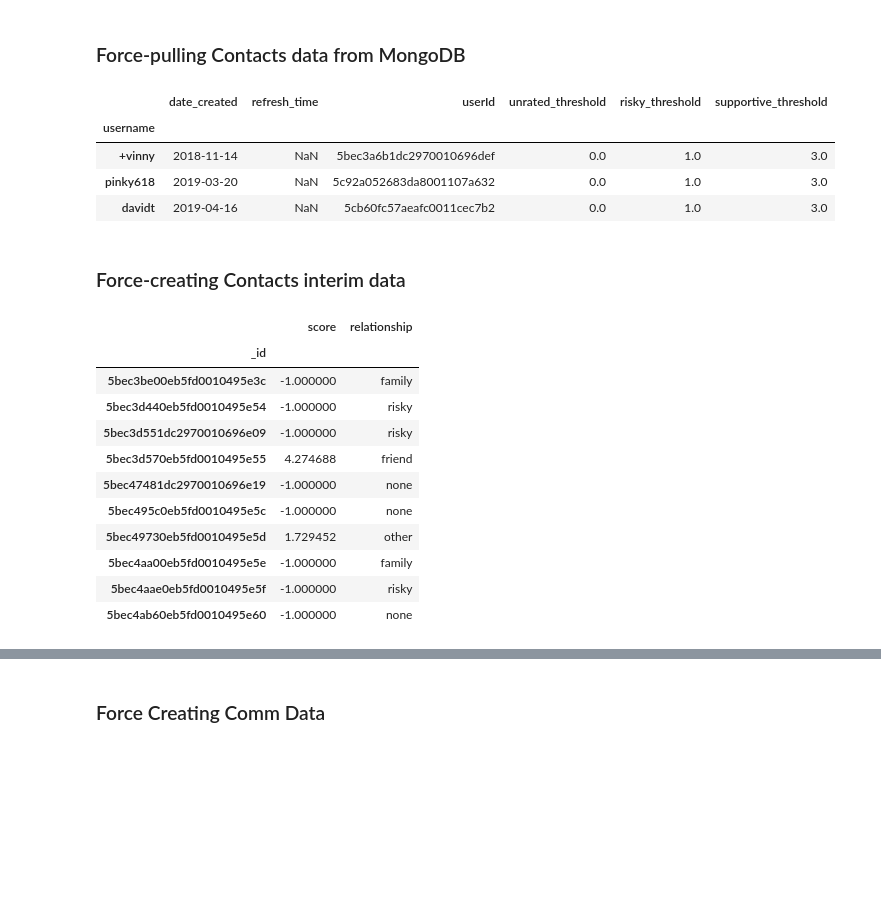
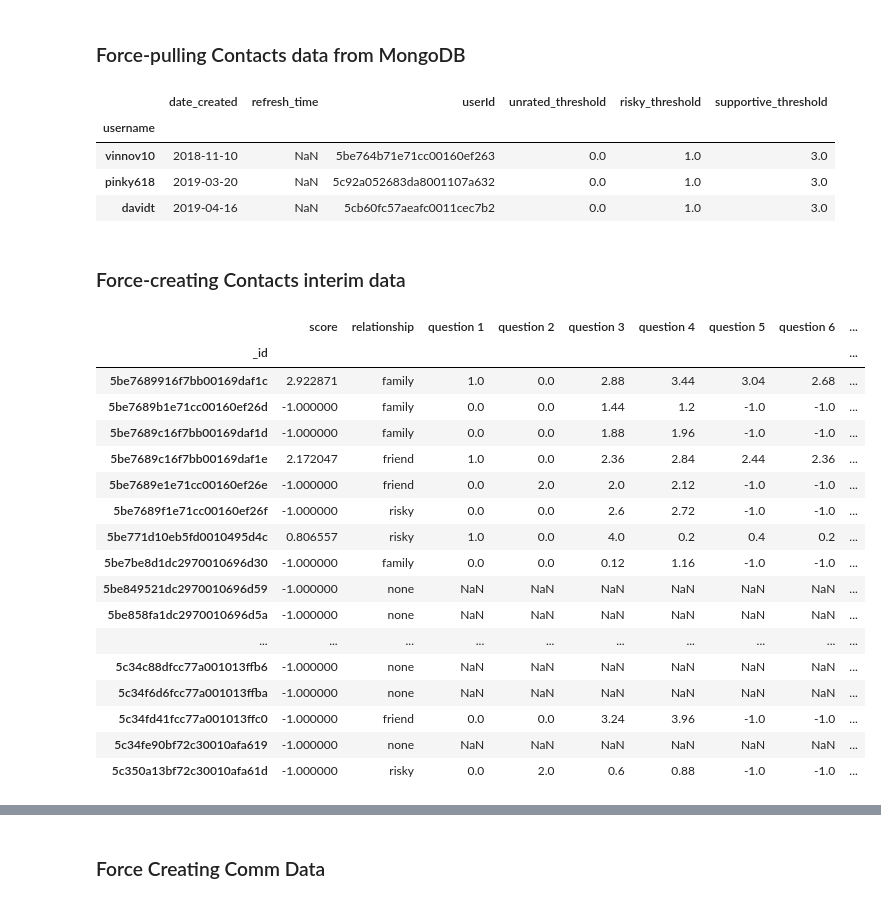
Before and after one commit to HeyCharlie2016/analysis, a Jupyter notebook: notebooks/EarlyUserStats.ipynb, the cells around one changed output, grey strips where cells are left out. Saved outputs shown, nothing was run; the diff lists cells and outputs as text; code cells hidden in the pictures; blank space fills up the shorter version.

```diff
--- a/notebooks/EarlyUserStats.ipynb
+++ b/notebooks/EarlyUserStats.ipynb
@@ -56,7 +65,8 @@ print(len(user_ids))
 ## Set Usernames of Interest
 # %%
 usernames = current_users.index
-usernames = ['pinky618','+vinny', 'davidt']
+usernames = ['pinky618','vinnov10', 'davidt']
+demo_username = 'vinnov10'
 # %% [markdown]
 ### Force-pulling Contacts data from MongoDB
 # %%
@@ -76,7 +86,7 @@ current_users_df
 # %% [output]
 |  | date_created | refresh_time | userId | unrated_threshold | risky_threshold | supportive_threshold |
 | username |  |  |  |  |  |  |
-| +vinny | 2018-11-14 | NaN | 5bec3a6b1dc2970010696def | 0.0 | 1.0 | 3.0 |
+| vinnov10 | 2018-11-10 | NaN | 5be764b71e71cc00160ef263 | 0.0 | 1.0 | 3.0 |
 | pinky618 | 2019-03-20 | NaN | 5c92a052683da8001107a632 | 0.0 | 1.0 | 3.0 |
 | davidt | 2019-04-16 | NaN | 5cb60fc57aeafc0011cec7b2 | 0.0 | 1.0 | 3.0 |
 # %% [markdown]
@@ -103,20 +113,26 @@ for username in usernames:
                                                           interim_data_path)
     contacts_dict[username] = contacts_df
 # %%
-contacts_dict['+vinny'].head(10)
+contacts_dict['vinnov10'].head(40)
 # %% [output]
-|  | score | relationship |
-| _id |  |  |
-| 5bec3be00eb5fd0010495e3c | -1.000000 | family |
-| 5bec3d440eb5fd0010495e54 | -1.000000 | risky |
-| 5bec3d551dc2970010696e09 | -1.000000 | risky |
-| 5bec3d570eb5fd0010495e55 | 4.274688 | friend |
-| 5bec47481dc2970010696e19 | -1.000000 | none |
-| 5bec495c0eb5fd0010495e5c | -1.000000 | none |
-| 5bec49730eb5fd0010495e5d | 1.729452 | other |
-| 5bec4aa00eb5fd0010495e5e | -1.000000 | family |
-| 5bec4aae0eb5fd0010495e5f | -1.000000 | risky |
-| 5bec4ab60eb5fd0010495e60 | -1.000000 | none |
+|  | score | relationship | question 1 | question 2 | question 3 | question 4 | question 5 | question 6 | ... |
+| _id |  |  |  |  |  |  |  |  | ... |
+| 5be7689916f7bb00169daf1c | 2.922871 | family | 1.0 | 0.0 | 2.88 | 3.44 | 3.04 | 2.68 | ... |
+| 5be7689b1e71cc00160ef26d | -1.000000 | family | 0.0 | 0.0 | 1.44 | 1.2 | -1.0 | -1.0 | ... |
+| 5be7689c16f7bb00169daf1d | -1.000000 | family | 0.0 | 0.0 | 1.88 | 1.96 | -1.0 | -1.0 | ... |
+| 5be7689c16f7bb00169daf1e | 2.172047 | friend | 1.0 | 0.0 | 2.36 | 2.84 | 2.44 | 2.36 | ... |
+| 5be7689e1e71cc00160ef26e | -1.000000 | friend | 0.0 | 2.0 | 2.0 | 2.12 | -1.0 | -1.0 | ... |
+| 5be7689f1e71cc00160ef26f | -1.000000 | risky | 0.0 | 0.0 | 2.6 | 2.72 | -1.0 | -1.0 | ... |
+| 5be771d10eb5fd0010495d4c | 0.806557 | risky | 1.0 | 0.0 | 4.0 | 0.2 | 0.4 | 0.2 | ... |
+| 5be7be8d1dc2970010696d30 | -1.000000 | family | 0.0 | 0.0 | 0.12 | 1.16 | -1.0 | -1.0 | ... |
+| 5be849521dc2970010696d59 | -1.000000 | none | NaN | NaN | NaN | NaN | NaN | NaN | ... |
+| 5be858fa1dc2970010696d5a | -1.000000 | none | NaN | NaN | NaN | NaN | NaN | NaN | ... |
+| ... | ... | ... | ... | ... | ... | ... | ... | ... | ... |
+| 5c34c88dfcc77a001013ffb6 | -1.000000 | none | NaN | NaN | NaN | NaN | NaN | NaN | ... |
+| 5c34f6d6fcc77a001013ffba | -1.000000 | none | NaN | NaN | NaN | NaN | NaN | NaN | ... |
+| 5c34fd41fcc77a001013ffc0 | -1.000000 | friend | 0.0 | 0.0 | 3.24 | 3.96 | -1.0 | -1.0 | ... |
+| 5c34fe90bf72c30010afa619 | -1.000000 | none | NaN | NaN | NaN | NaN | NaN | NaN | ... |
+| 5c350a13bf72c30010afa61d | -1.000000 | risky | 0.0 | 2.0 | 0.6 | 0.88 | -1.0 | -1.0 | ... |
 # %%
 for count, e in enumerate(usernames):
     unrated_threshold = users_df.loc[e, 'unrated_threshold']
```
Also changed, not shown: parts of 13 cells of this notebook, 7 other files.
